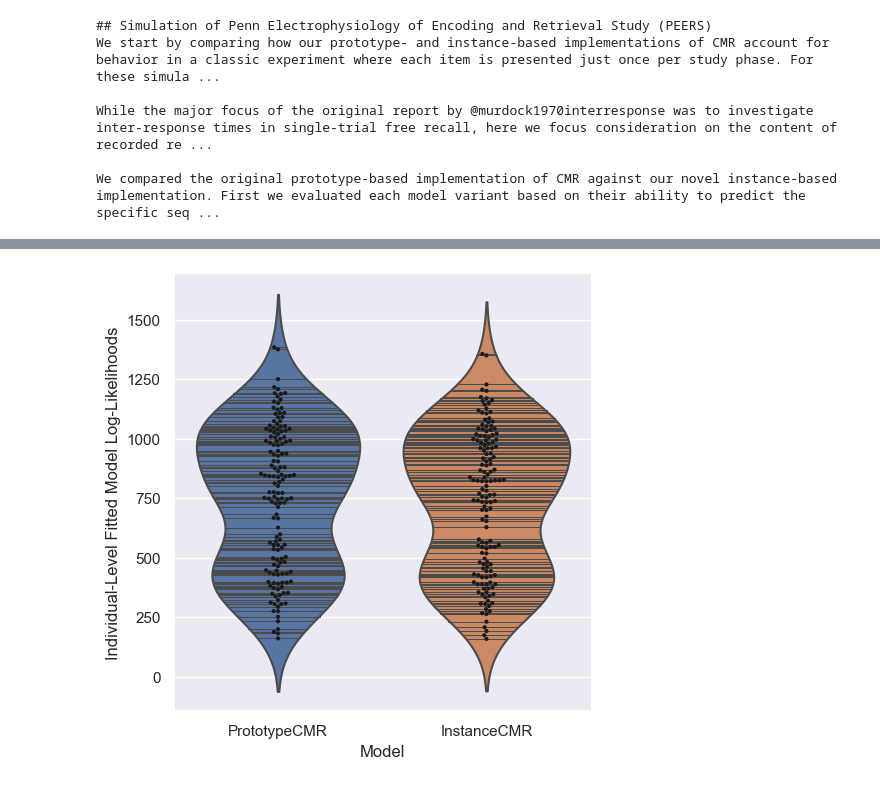
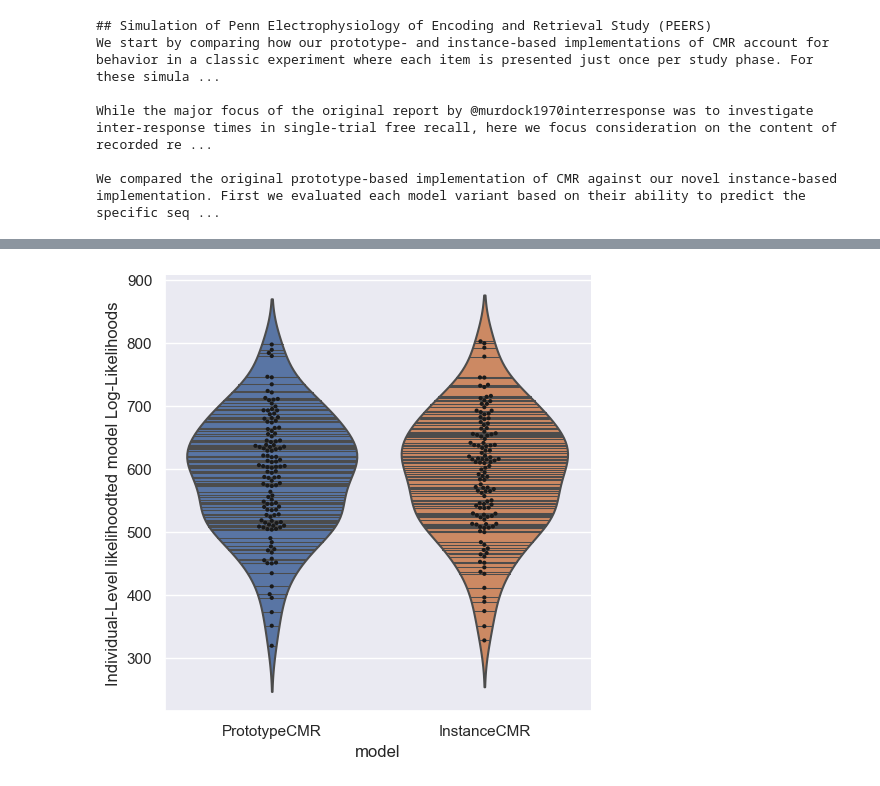
Before and after one commit to githubpsyche/compmemlearn, a Jupyter notebook: report_templates/Subjectwise_Model_Evaluation.ipynb, the cells around one changed output, grey strips where cells are left out. Cells and saved outputs as stored; diff of their text form; code cells hidden in the pictures.

```diff
--- a/report_templates/Subjectwise_Model_Evaluation.ipynb
+++ b/report_templates/Subjectwise_Model_Evaluation.ipynb
@@ -3,6 +3,7 @@
 
 
 from compmemlearn.fitting import generate_objective_function, apply_and_concatenate
+from compmemlearn.datasets import events_metadata
 from compmemlearn.datasets import simulate_df
 from scipy.optimize import differential_evolution
 from numba.typed import List, Dict
@@ -30,10 +31,10 @@ We compared the original prototype-based implementation of CMR against our novel
 
 figure_caption = """Distribution of log-likelihood scores of recall sequences exhibited by each subject in PEERS dataset under each considered model."""
 
-section_tag = "PEERS"
+section_tag = "HealKaha15_notask"
 
-data_path = "../data/PEERS.csv"
-data_query = "task == -1 & session != 0"
+data_path = "../data/HealyKahana2014.csv"
+trial_query = "task == -1"
 
 model_paths = ["compmemlearn.models.Classic_CMR", "compmemlearn.models.Instance_CMR"]
 
@@ -106,5 +107,8 @@ bounds = [
 fixed_parameters = [
     {'sampling_rule': 0, 'mfc_familiarity_scale': 0,
          'mcf_familiarity_scale': 0, 'drift_familiarity_scale': 0},
-    {"context_sensitivity": 1, "feature_sensitivity": 1},
+    {"context_sensitivity": 1, "feature_sensitivity": 1, 'mfc_familiarity_scale': 0,
+         'mcf_familiarity_scale': 0, 'drift_familiarity_scale': 0},
 ]
+
+experiment_count = 100
@@ -220,17 +252,13 @@ InstanceCMR, Subject 151
 # %%
 #| code-summary: code -- 3) plot distribution of log-likelihoods across individual subjects
 
 plt.style.use('default')
-
-individual_df = pd.DataFrame(individual_fits, index=labels, columns=['Fit']).reset_index()
-individual_df.columns = ['Model', 'Fit']
-individual_df.to_csv('individual_{}.csv'.format(section_tag))
-
 sns.set(style="darkgrid")
 
-g = sns.catplot(x='Model', y='Fit', data=individual_df, kind='violin', inner='stick')
-sns.swarmplot(x="Model", y="Fit", color="k", size=3, data=individual_df, ax=g.ax)
-g.ax.set_ylabel('Individual-Level Fitted Model Log-Likelihoods');
+individual_fits = pd.read_csv('individual_{}.csv'.format(section_tag))
+g = sns.catplot(x='model', y='likelihood', data=individual_fits, kind='violin', inner='stick')
+sns.swarmplot(x="model", y="likelihood", data=individual_fits, color="k", size=3, ax=g.ax)
+g.ax.set_ylabel('Individual-Level likelihoodted model Log-Likelihoods');
 plt.savefig('individual_{}.pdf'.format(section_tag), bbox_inches="tight")
 # %% [output]
-[figure, old version]
+[figure, new version]
```
Also changed, not shown: parts of 8 cells of this notebook, 27 other files.
